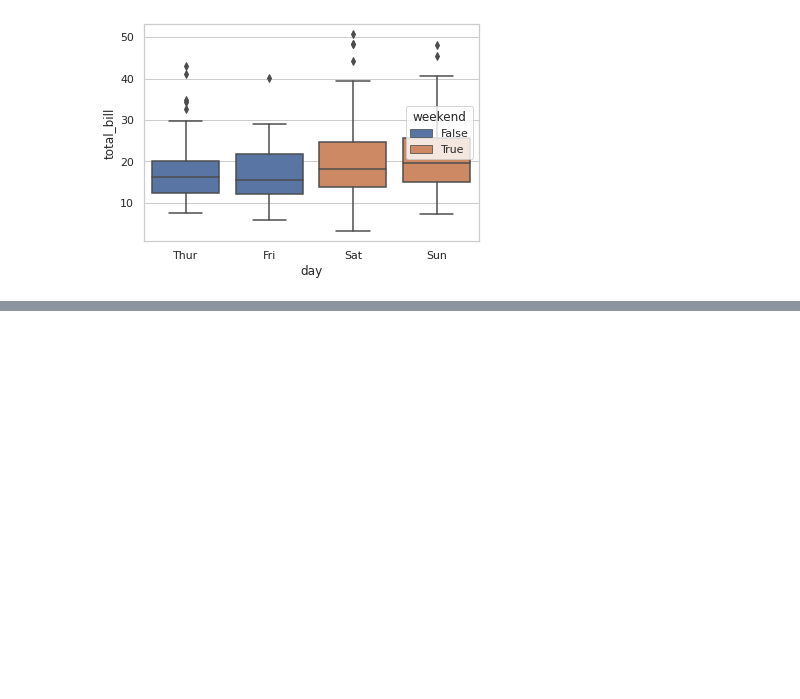
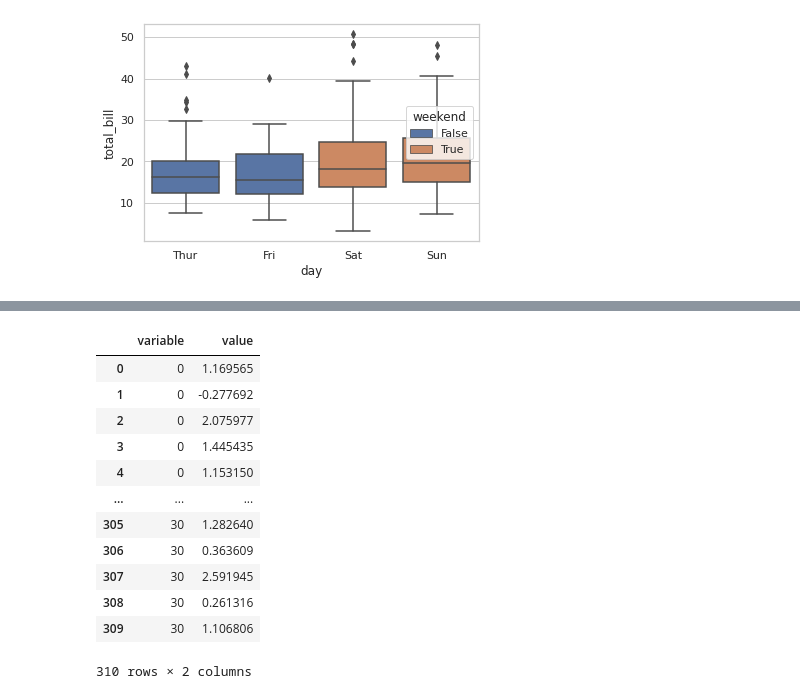
Before and after one commit to FairuzFernanda30/Latihan, a Jupyter notebook: W0401MatplotlibSeaborn.ipynb, the cells around one changed output, grey strips where cells are left out. Drawn from its saved outputs; the diff is of its cells as text; code cells hidden in the pictures; blank space fills up the shorter version.

```diff
--- a/W0401MatplotlibSeaborn.ipynb
+++ b/W0401MatplotlibSeaborn.ipynb
@@ -81,3 +103,19 @@ sns.lineplot(x="variable", y="value", data=df)
+# %%
+df
+# %% [output]
+|  | variable | value |
+| 0 | 0 | 1.169565 |
+| 1 | 0 | -0.277692 |
+| 2 | 0 | 2.075977 |
+| 3 | 0 | 1.445435 |
+| 4 | 0 | 1.153150 |
+| ... | ... | ... |
+| 305 | 30 | 1.282640 |
+| 306 | 30 | 0.363609 |
+| 307 | 30 | 2.591945 |
+| 308 | 30 | 0.261316 |
+| 309 | 30 | 1.106806 |
+310 rows × 2 columns
 # %%
 # Time Series Splot With Confidence Interval Lines But No Lines
 sns.tsplot([data.Monday,data.Tuesday,data.Wednesday,data.Thursday,data.Friday,data.Saturday,data.Sunday],err_style="ci_bars", interpolate=False)
```
Also changed, not shown: parts of 6 cells of this notebook.
